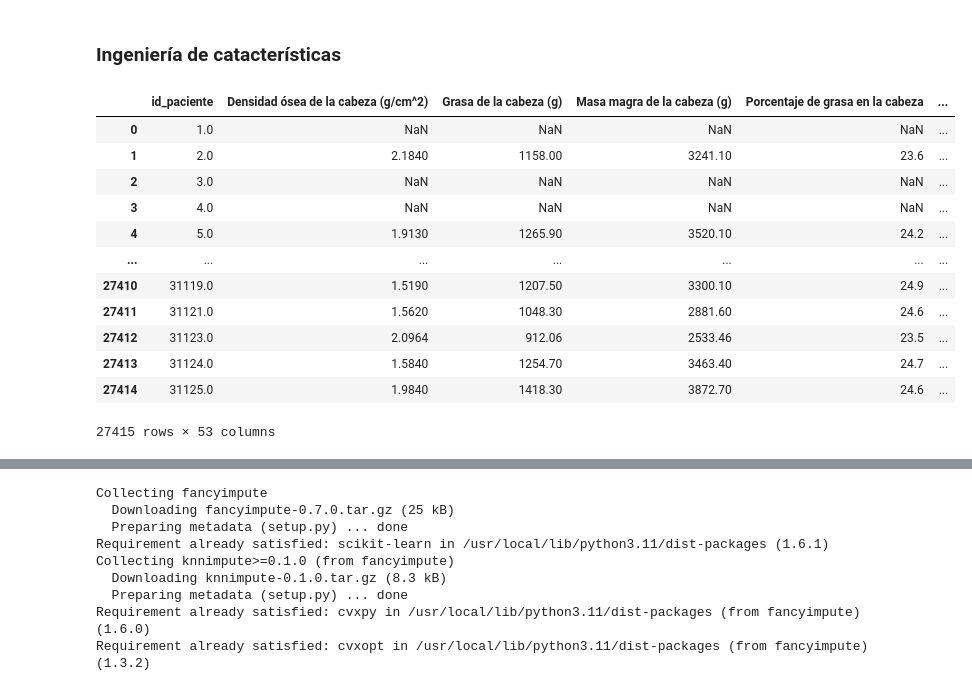
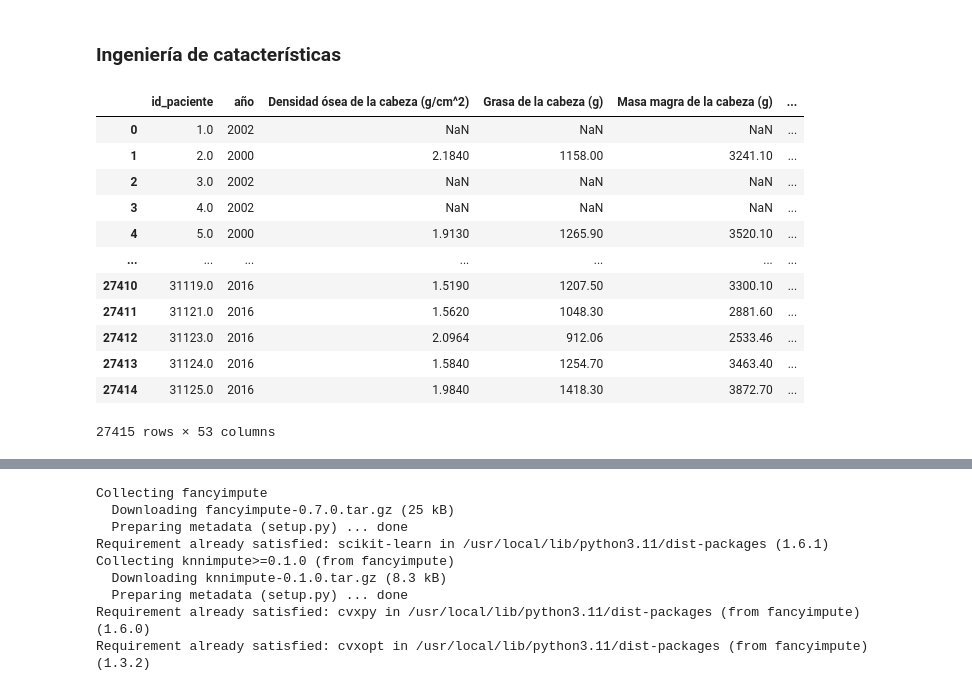
Before and after one commit to melaniefarneti/trabajofinal_farnetimelanie, a Jupyter notebook: examen.ipynb, the cells around one changed output, grey strips where cells are left out. Saved outputs shown, nothing was run; the diff lists cells and outputs as text; code cells hidden in the pictures.

```diff
--- a/examen.ipynb
+++ b/examen.ipynb
@@ -249,25 +249,25 @@ nuevos_nombres = {
 # Renombrar las columnas en el DataFrame
 examen.rename(columns=nuevos_nombres, inplace=True)
 # %%
-# Agrupar por 'SEQN'
-examen = examen.groupby('id_paciente').agg(
-    lambda x: x.mean() if x.dtype in [np.float64, np.int64] else x.first()
-).reset_index()
+# Especificar las funciones de agregación para cada columna
+examen = examen.groupby('id_paciente').agg({
+    'año': 'first',  # Mantener el primer valor de 'año'
+    **{col: (lambda x: x.mean() if x.dtype in [np.float64, np.int64] else x.first())
+       for col in examen.columns if col not in ['id_paciente', 'año']}  # Promediar otras columnas numéricas
+}).reset_index()
 
-# Para la columna 'Año', mantener el primer valor
-examen['año'] = examen.groupby('id_paciente')['año'].first().values
 examen
 # %% [output]
-|  | id_paciente | Densidad ósea de la cabeza (g/cm^2) | Grasa de la cabeza (g) | Masa magra de la cabeza (g) | Porcentaje de grasa en la cabeza | ... |
-| 0 | 1.0 | NaN | NaN | NaN | NaN | ... |
-| 1 | 2.0 | 2.1840 | 1158.00 | 3241.10 | 23.6 | ... |
-| 2 | 3.0 | NaN | NaN | NaN | NaN | ... |
-| 3 | 4.0 | NaN | NaN | NaN | NaN | ... |
-| 4 | 5.0 | 1.9130 | 1265.90 | 3520.10 | 24.2 | ... |
+|  | id_paciente | año | Densidad ósea de la cabeza (g/cm^2) | Grasa de la cabeza (g) | Masa magra de la cabeza (g) | ... |
+| 0 | 1.0 | 2002 | NaN | NaN | NaN | ... |
+| 1 | 2.0 | 2000 | 2.1840 | 1158.00 | 3241.10 | ... |
+| 2 | 3.0 | 2002 | NaN | NaN | NaN | ... |
+| 3 | 4.0 | 2002 | NaN | NaN | NaN | ... |
+| 4 | 5.0 | 2000 | 1.9130 | 1265.90 | 3520.10 | ... |
 | ... | ... | ... | ... | ... | ... | ... |
-| 27410 | 31119.0 | 1.5190 | 1207.50 | 3300.10 | 24.9 | ... |
-| 27411 | 31121.0 | 1.5620 | 1048.30 | 2881.60 | 24.6 | ... |
-| 27412 | 31123.0 | 2.0964 | 912.06 | 2533.46 | 23.5 | ... |
-| 27413 | 31124.0 | 1.5840 | 1254.70 | 3463.40 | 24.7 | ... |
-| 27414 | 31125.0 | 1.9840 | 1418.30 | 3872.70 | 24.6 | ... |
+| 27410 | 31119.0 | 2016 | 1.5190 | 1207.50 | 3300.10 | ... |
+| 27411 | 31121.0 | 2016 | 1.5620 | 1048.30 | 2881.60 | ... |
+| 27412 | 31123.0 | 2016 | 2.0964 | 912.06 | 2533.46 | ... |
+| 27413 | 31124.0 | 2016 | 1.5840 | 1254.70 | 3463.40 | ... |
+| 27414 | 31125.0 | 2016 | 1.9840 | 1418.30 | 3872.70 | ... |
 27415 rows × 53 columns
```
Also changed, not shown: parts of 6 cells of this notebook.
